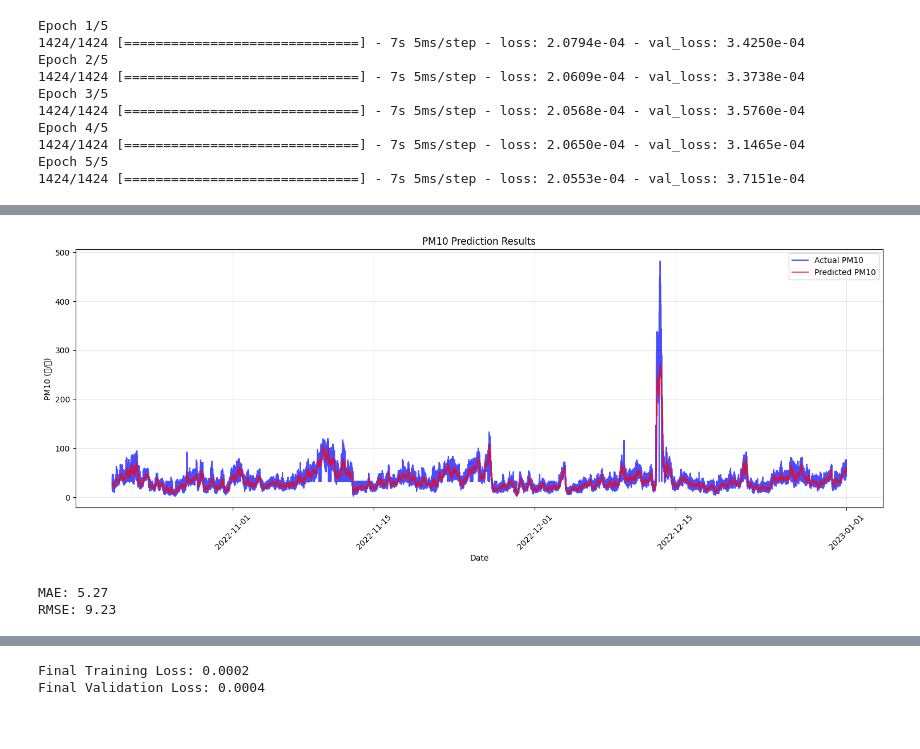
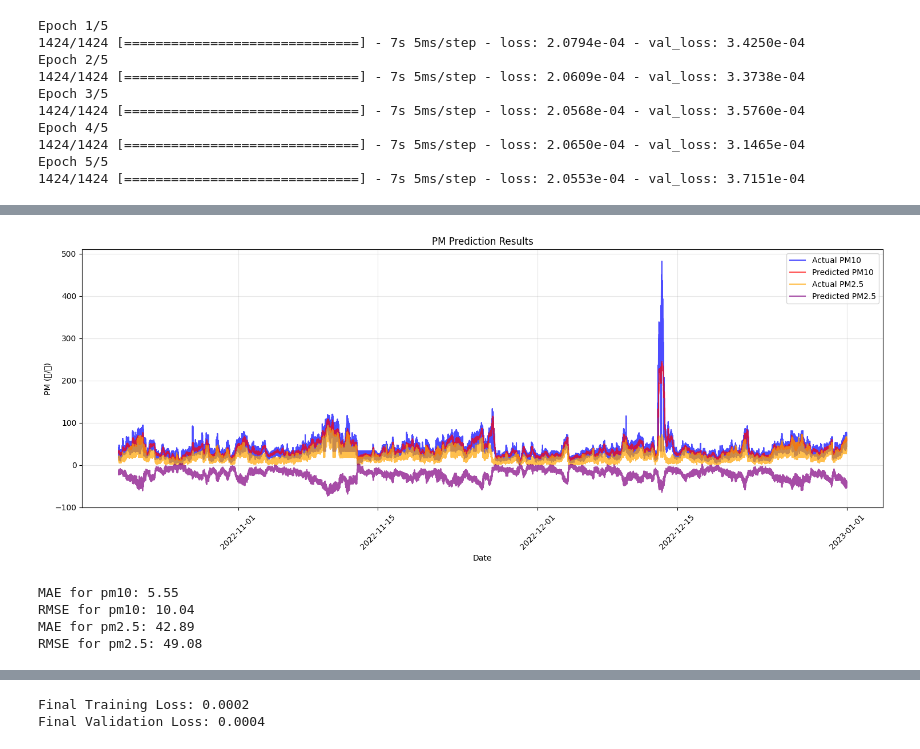
Before and after one commit to LC-coder33/PythonTutorial, a Jupyter notebook: deep_seoul_RNN.ipynb, the cells around one changed output, grey strips where cells are left out. Drawn from its saved outputs; the diff is of its cells as text; code cells hidden in the pictures.

```diff
--- a/deep_seoul_RNN.ipynb
+++ b/deep_seoul_RNN.ipynb
@@ -104,0 +124,4 @@ predictions = scaler.inverse_transform(predictions) # 정규화 복원
+# %%
+history_pm10 = model_pm10.fit(X_pm10_train, y_pm10_train, epochs=50, batch_size=32, validation_data=(X_pm10_test, y_pm10_test))
+
+history_pm25 = model_pm25.fit(X_pm25_train, y_pm25_train, epochs=50, batch_size=32, validation_data=(X_pm25_test, y_pm25_test))
@@ -105,35 +147,54 @@ predictions = scaler.inverse_transform(predictions) # 정규화 복원
+# %%
+# 5. 예측
+predictions_pm10 = model_pm10.predict(X_pm10_test)
+predictions_pm10 = scaler_pm10.inverse_transform(predictions_pm10)
+
+predictions_pm25 = model_pm25.predict(X_pm25_test)
+predictions_pm25 = scaler_pm25.inverse_transform(predictions_pm25)
 # %%
 # 실제 값 복원
-actual_values = scaler.inverse_transform(y_test.reshape(-1,1))
+actual_pm10 = scaler_pm10.inverse_transform(y_pm10_test.reshape(-1,1))
+actual_pm25 = scaler_pm25.inverse_transform(y_pm25_test.reshape(-1,1))
 # %%
 # 시각화를 위한 날짜 인덱스 만들기
-test_dates = data['date'].values[-(len(predictions)):]
+test_dates = data['date'].values[-(len(predictions_pm10)):]
+test_dates = data['date'].values[-(len(predictions_pm25)):]
 # %%
 # 시각화
 plt.figure(figsize=(15, 6))
-plt.plot(test_dates, actual_values, label='Actual PM10', color='blue', alpha=0.7)
-plt.plot(test_dates, predictions, label='Predicted PM10', color='red', alpha=0.7)
-plt.title('PM10 Prediction Results')
+plt.plot(test_dates, actual_pm10, label='Actual PM10', color='blue', alpha=0.7)
+plt.plot(test_dates, predictions_pm10, label='Predicted PM10', color='red', alpha=0.7)
+plt.plot(test_dates, actual_pm25, label='Actual PM2.5', color='orange', alpha=0.7)
+plt.plot(test_dates, predictions_pm25, label='Predicted PM2.5', color='purple', alpha=0.7)
+plt.title('PM Prediction Results')
 plt.xlabel('Date')
-plt.ylabel('PM10 (㎍/㎥)')
+plt.ylabel('PM (㎍/㎥)')
 plt.legend()
 plt.xticks(rotation=45)
 plt.grid(True, alpha=0.3)
 plt.tight_layout()
 plt.show()
 # %% [output]
-[figure, old version]
+[figure, new version]
 # %%
 # MAE, RMSE 같은 평가 지표도 출력
 from sklearn.metrics import mean_absolute_error, mean_squared_error
 import numpy as np
 
-mae = mean_absolute_error(actual_values, predictions)
-rmse = np.sqrt(mean_squared_error(actual_values, predictions))
-print(f'MAE: {mae:.2f}')
-print(f'RMSE: {rmse:.2f}')
+mae10 = mean_absolute_error(actual_pm10, predictions_pm10)
+rmse10 = np.sqrt(mean_squared_error(actual_pm10, predictions_pm10))
+print(f'MAE for pm10: {mae10:.2f}')
+print(f'RMSE for pm10: {rmse10:.2f}')
+
+
+mae25 = mean_absolute_error(actual_pm25, predictions_pm25)
+rmse25 = np.sqrt(mean_squared_error(actual_pm25, predictions_pm25))
+print(f'MAE for pm2.5: {mae25:.2f}')
+print(f'RMSE for pm2.5: {rmse25:.2f}')
 # %% [output]
-MAE: 5.27
-RMSE: 9.23
+MAE for pm10: 5.55
+RMSE for pm10: 10.04
+MAE for pm2.5: 42.89
+RMSE for pm2.5: 49.08
 # %%
 plt.figure(figsize=(12, 5))
```
Also changed, not shown: parts of 20 cells of this notebook, 5 other files.
